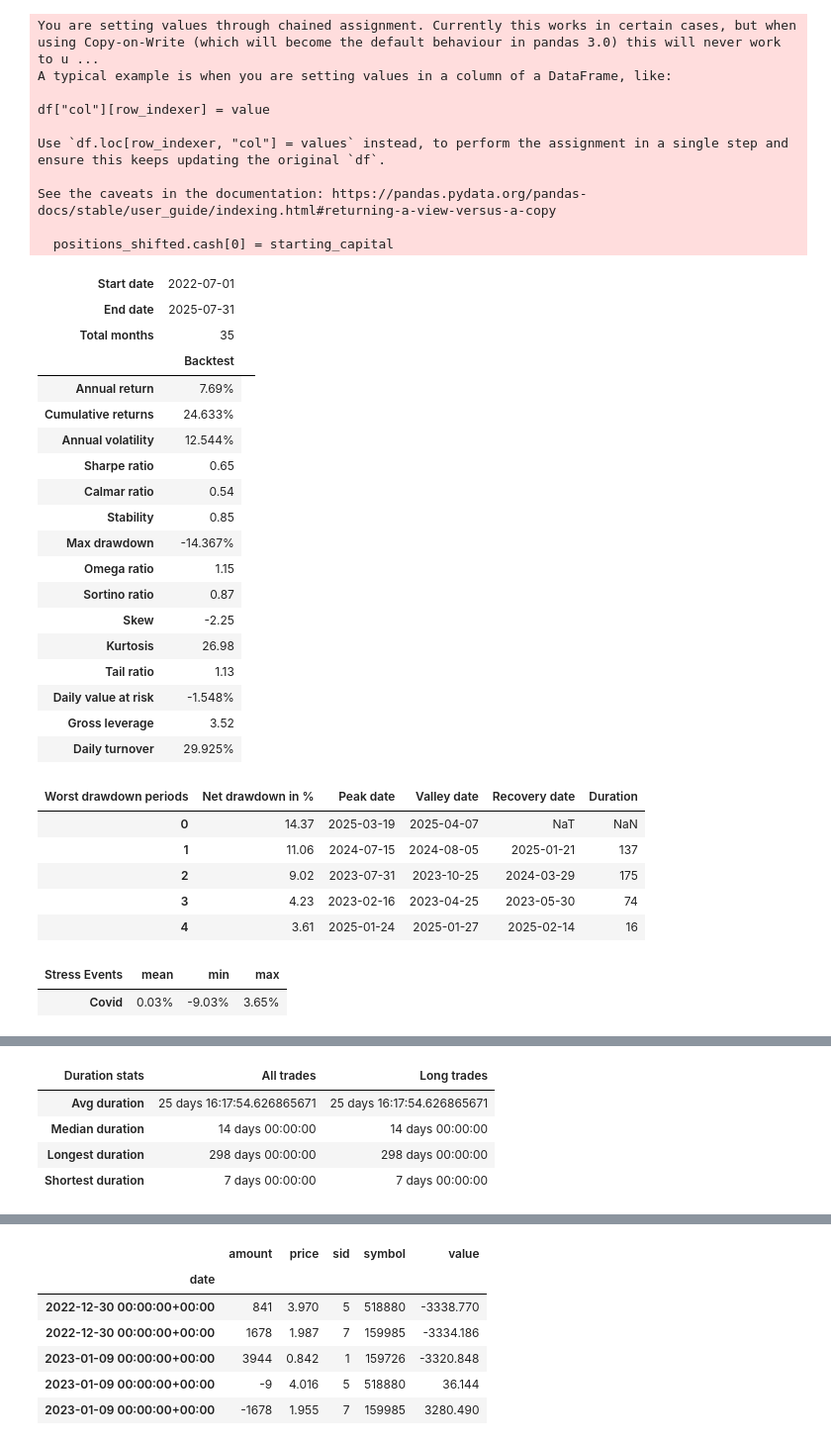
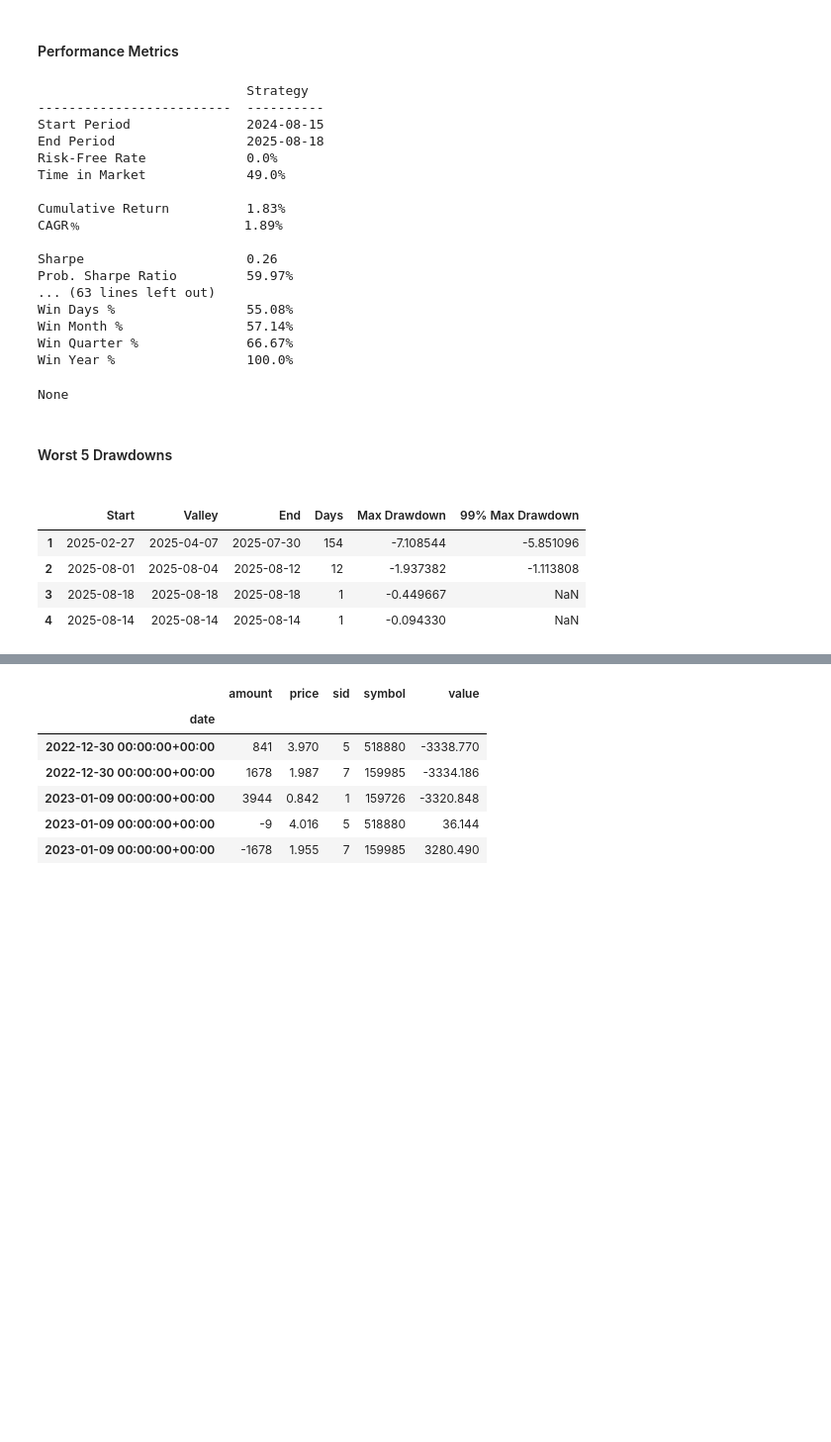
Before and after one commit to le0l1/quant-store, a Jupyter notebook: strategy/etf-mom.ipynb, the cells around one changed output, grey strips where cells are left out. Shown: that part at 99% size. Cells and saved outputs as stored; diff of their text form; code cells hidden in the pictures; blank space fills up the shorter version.

Commit message:
chore: update strategy & data

```diff
--- a/strategy/etf-mom.ipynb
+++ b/strategy/etf-mom.ipynb
@@ -149,48 +149,32 @@ strat = results[0]
 pyfoliozer = strat.analyzers.getbyname('pyfolio')
 returns, positions, transactions, gross_lev = pyfoliozer.get_pf_items()
 # %%
-import pyfolio as pf
+import quantstats as qs
 
-pf.create_full_tear_sheet(
-    returns,
-    positions=positions,
-    transactions=transactions,
-    round_trips=True)
+qs.reports.full(returns)
 # %% [output]
+Performance Metrics
-You are setting values through chained assignment. Currently this works in certain cases, but when using Copy-on-Write (which will become the default behaviour in pandas 3.0) this will never work to u ...
-A typical example is when you are setting values in a column of a DataFrame, like:
+                           Strategy
+-------------------------  ----------
+Start Period               2024-08-15
+End Period                 2025-08-18
+Risk-Free Rate             0.0%
+Time in Market             49.0%
 
-df["col"][row_indexer] = value
+Cumulative Return          1.83%
+CAGR﹪                     1.89%
 
-Use `df.loc[row_indexer, "col"] = values` instead, to perform the assignment in a single step and ensure this keeps updating the original `df`.
-
-See the caveats in the documentation: https://pandas.pydata.org/pandas-docs/stable/user_guide/indexing.html#returning-a-view-versus-a-copy
-
-  positions_shifted.cash[0] = starting_capital
+Sharpe                     0.26
+Prob. Sharpe Ratio         59.97%
+... (63 lines left out)
+Win Days %                 55.08%
+Win Month %                57.14%
+Win Quarter %              66.67%
+Win Year %                 100.0%
+None
+Worst 5 Drawdowns
-| Start date | 2022-07-01 |  |
-| End date | 2025-07-31 |  |
-| Total months | 35 |  |
-|  | Backtest |
-| Annual return | 7.69% |
-| Cumulative returns | 24.633% |
-| Annual volatility | 12.544% |
-| Sharpe ratio | 0.65 |
-| Calmar ratio | 0.54 |
-| Stability | 0.85 |
-| Max drawdown | -14.367% |
-| Omega ratio | 1.15 |
-| Sortino ratio | 0.87 |
-| Skew | -2.25 |
-| Kurtosis | 26.98 |
-| Tail ratio | 1.13 |
-| Daily value at risk | -1.548% |
-| Gross leverage | 3.52 |
-| Daily turnover | 29.925% |
+|  | Start | Valley | End | Days | Max Drawdown | 99% Max Drawdown |
+| 1 | 2025-02-27 | 2025-04-07 | 2025-07-30 | 154 | -7.108544 | -5.851096 |
+| 2 | 2025-08-01 | 2025-08-04 | 2025-08-12 | 12 | -1.937382 | -1.113808 |
+| 3 | 2025-08-18 | 2025-08-18 | 2025-08-18 | 1 | -0.449667 | NaN |
+| 4 | 2025-08-14 | 2025-08-14 | 2025-08-14 | 1 | -0.094330 | NaN |
-| Worst drawdown periods | Net drawdown in % | Peak date | Valley date | Recovery date | Duration |
-| 0 | 14.37 | 2025-03-19 | 2025-04-07 | NaT | NaN |
-| 1 | 11.06 | 2024-07-15 | 2024-08-05 | 2025-01-21 | 137 |
-| 2 | 9.02 | 2023-07-31 | 2023-10-25 | 2024-03-29 | 175 |
-| 3 | 4.23 | 2023-02-16 | 2023-04-25 | 2023-05-30 | 74 |
-| 4 | 3.61 | 2025-01-24 | 2025-01-27 | 2025-02-14 | 16 |
-| Stress Events | mean | min | max |
-| Covid | 0.03% | -9.03% | 3.65% |
@@ -250,5 +180,0 @@ See the caveats in the documentation: https://pandas.pydata.org/pandas-docs/stab
-| Duration stats | All trades | Long trades |
-| Avg duration | 25 days 16:17:54.626865671 | 25 days 16:17:54.626865671 |
-| Median duration | 14 days 00:00:00 | 14 days 00:00:00 |
-| Longest duration | 298 days 00:00:00 | 298 days 00:00:00 |
-| Shortest duration | 7 days 00:00:00 | 7 days 00:00:00 |
```
Also changed, not shown: parts of 3 cells of this notebook, 20 other files.
